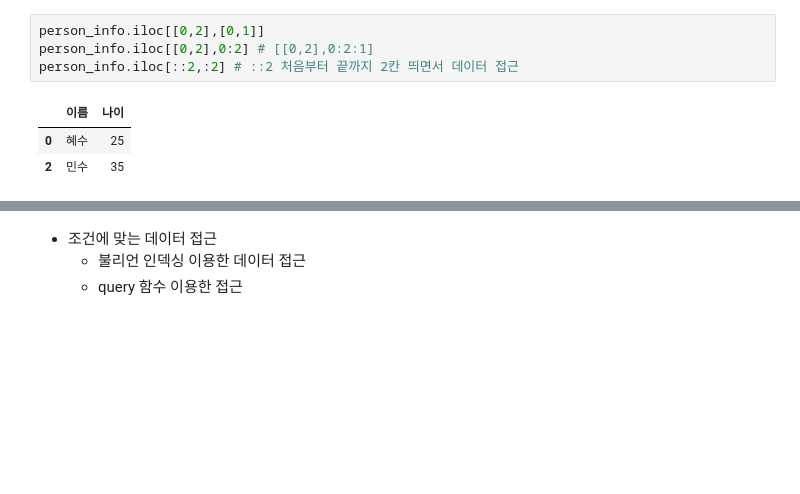
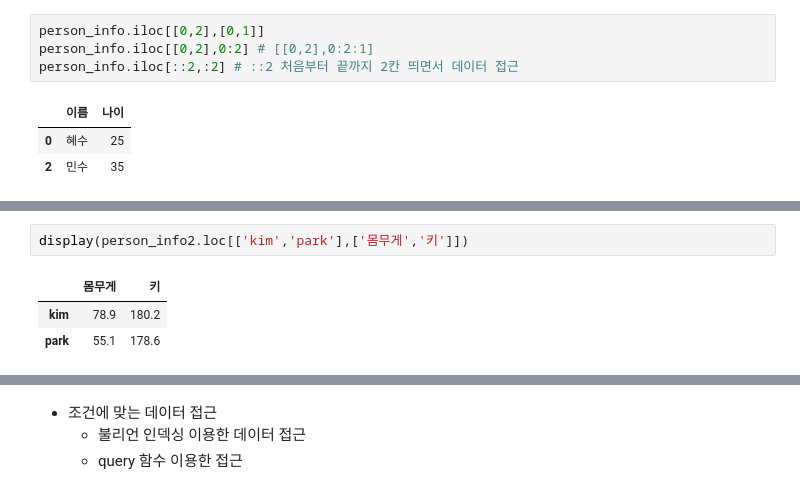
Before and after one commit to 2013je/Python_jpnb, a Jupyter notebook: 2.pandas.ipynb, the cells around one changed output, grey strips where cells are left out. Cells and saved outputs as stored; diff of their text form; blank space fills up the shorter version.

```diff
--- a/2.pandas.ipynb
+++ b/2.pandas.ipynb
@@ -357,0 +367,6 @@ person_info.iloc[::2,:2] # ::2 처음부터 끝까지 2칸 띄면서 데이터
+# %%
+display(person_info2.loc[['kim','park'],['몸무게','키']])
+# %% [output]
+|  | 몸무게 | 키 |
+| kim | 78.9 | 180.2 |
+| park | 55.1 | 178.6 |
```
Also changed, not shown: parts of 18 cells of this notebook, 2 other files.
